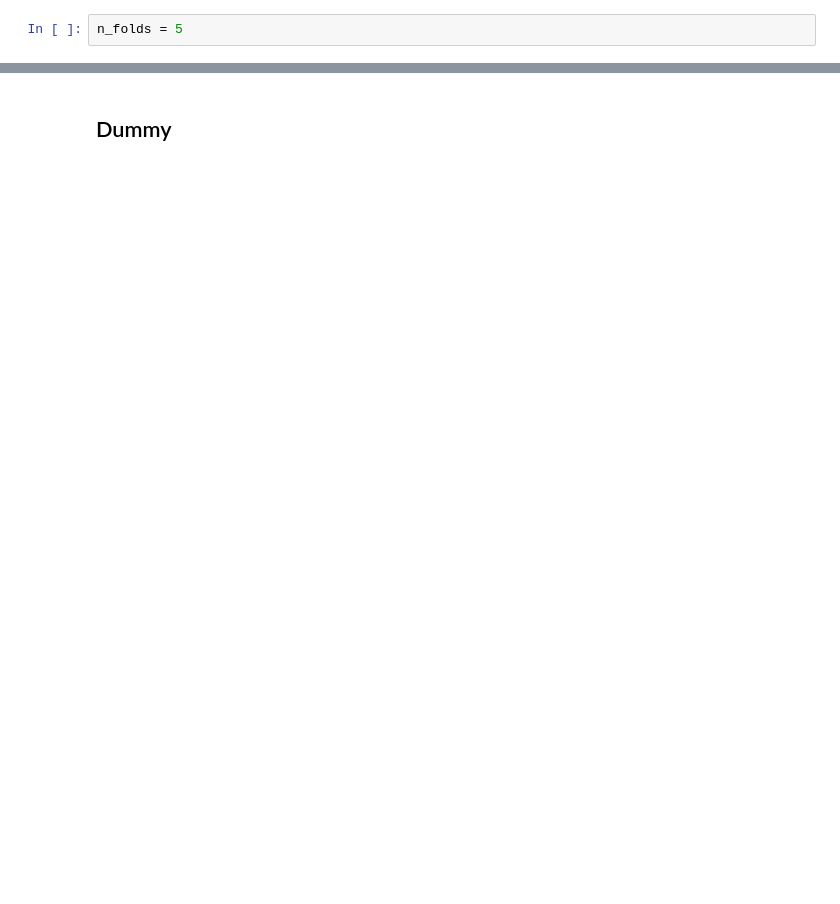
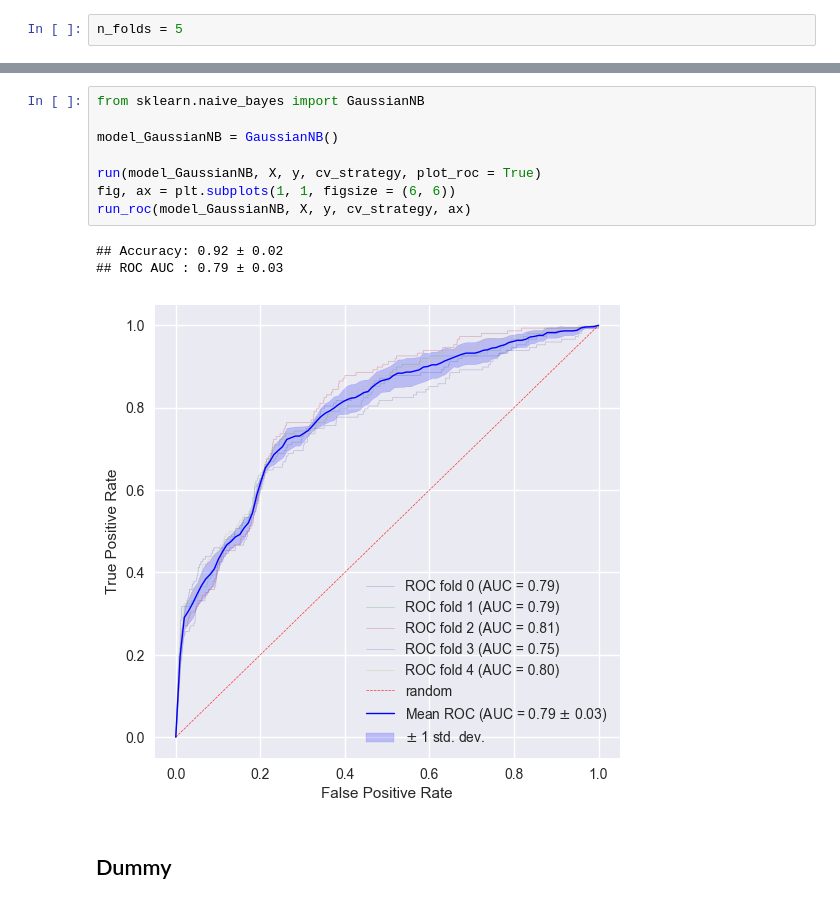
Before and after one commit to ElsaB/impact-annotator, a Jupyter notebook: analysis/prediction/Test.ipynb, the cells around one changed output, grey strips where cells are left out. Cells and saved outputs as stored; diff of their text form; blank space fills up the shorter version.

```diff
--- a/analysis/prediction/Test.ipynb
+++ b/analysis/prediction/Test.ipynb
@@ -143,2 +251,14 @@ n_folds = 5
+# %%
+from sklearn.naive_bayes import GaussianNB
+
+model_GaussianNB = GaussianNB()
+
+run(model_GaussianNB, X, y, cv_strategy, plot_roc = True)
+fig, ax = plt.subplots(1, 1, figsize = (6, 6))
+run_roc(model_GaussianNB, X, y, cv_strategy, ax)
+# %% [output]
+## Accuracy: 0.92 ± 0.02
+## ROC AUC : 0.79 ± 0.03
+[figure, added]
 # %% [markdown]
 ## Dummy
```
Also changed, not shown: parts of 24 cells of this notebook, 3 other files.
